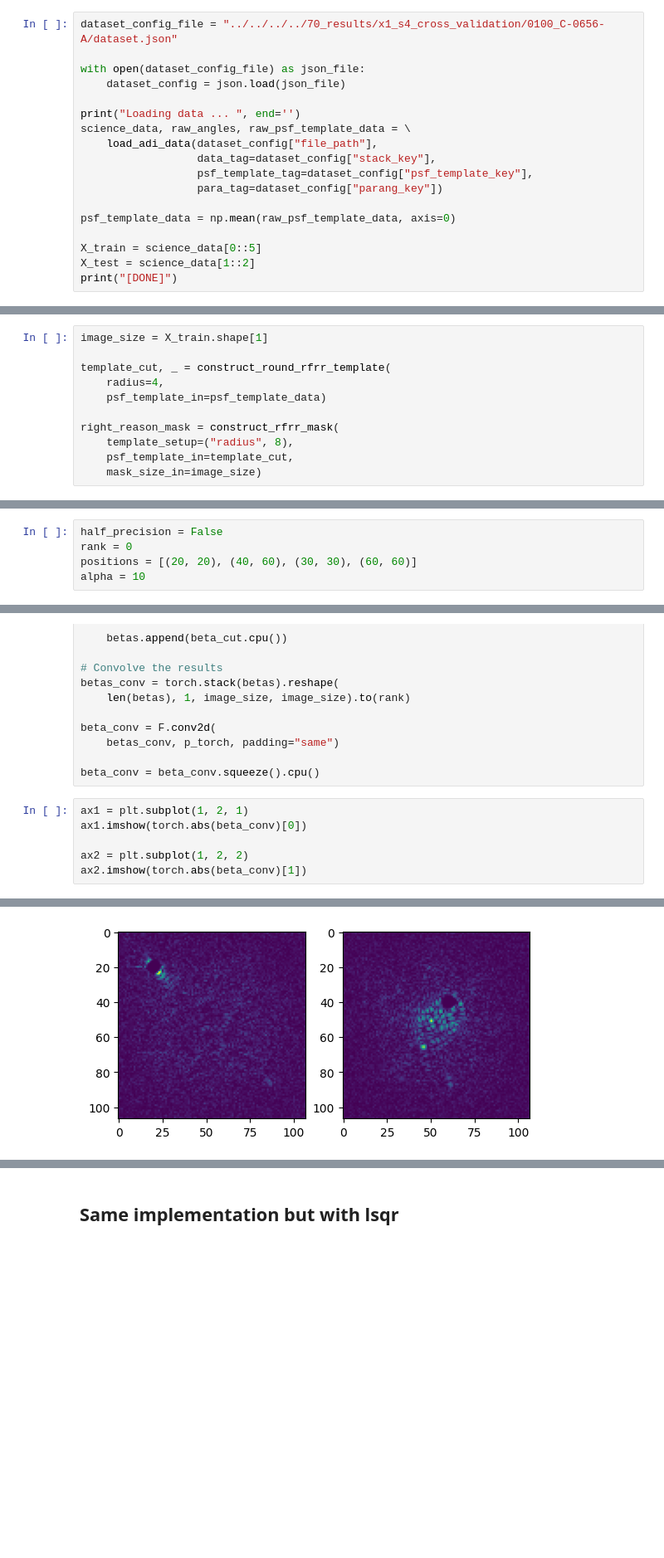
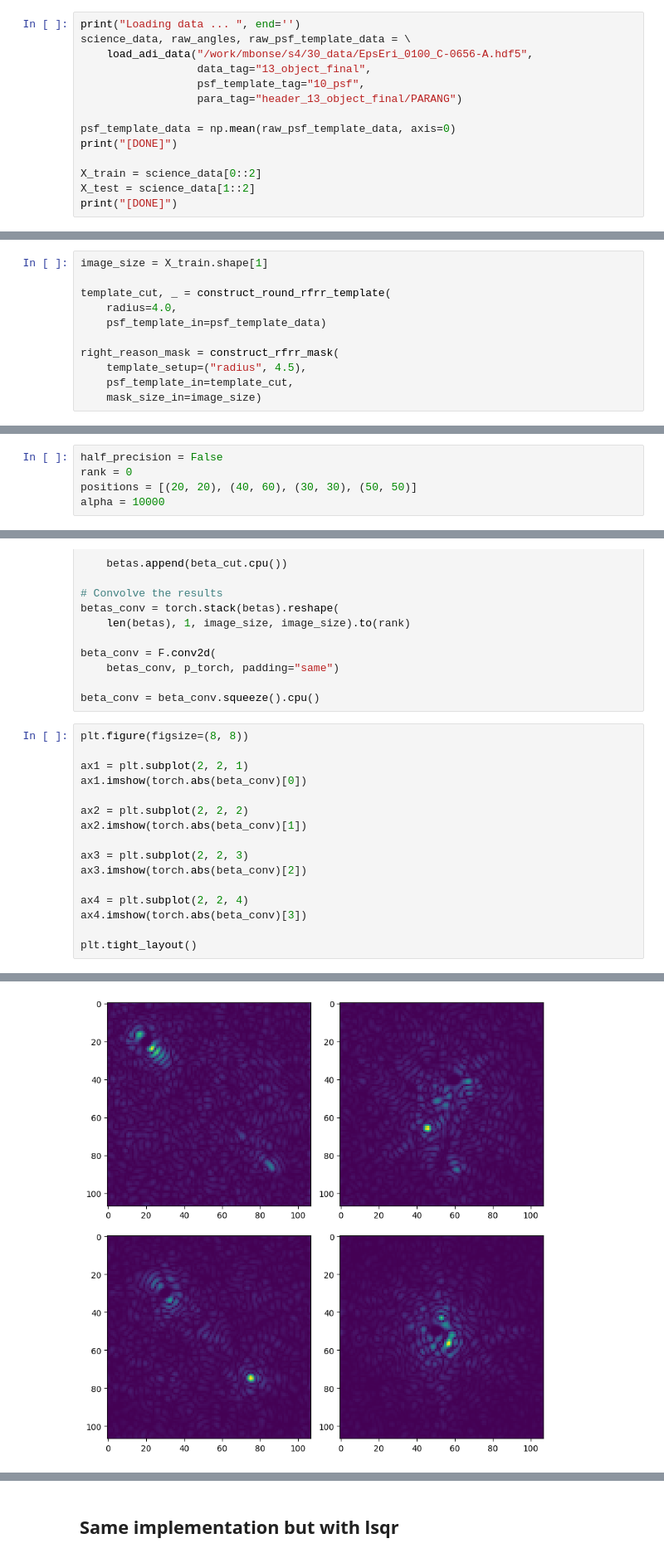
Before and after one commit to markusbonse/fours, a Jupyter notebook: notebooks/implementation/01_Test_new_math.ipynb, the cells around one changed output, grey strips where cells are left out. Shown at 83% size. Saved outputs shown, nothing was run; the diff lists cells and outputs as text; blank space fills up the shorter version.

```diff
--- a/notebooks/implementation/01_Test_new_math.ipynb
+++ b/notebooks/implementation/01_Test_new_math.ipynb
@@ -18,21 +18,17 @@ from s4hci.utils.masks import construct_round_rfrr_template, construct_rfrr_mask
 # %% [markdown]
 ## Load the data
 # %%
-dataset_config_file = "../../../../70_results/x1_s4_cross_validation/0100_C-0656-A/dataset.json"
-
-with open(dataset_config_file) as json_file:
-    dataset_config = json.load(json_file)
-
 print("Loading data ... ", end='')
 science_data, raw_angles, raw_psf_template_data = \
-    load_adi_data(dataset_config["file_path"],
-                  data_tag=dataset_config["stack_key"],
-                  psf_template_tag=dataset_config["psf_template_key"],
-                  para_tag=dataset_config["parang_key"])
+    load_adi_data("/work/mbonse/s4/30_data/EpsEri_0100_C-0656-A.hdf5",
+                  data_tag="13_object_final",
+                  psf_template_tag="10_psf",
+                  para_tag="header_13_object_final/PARANG")
 
 psf_template_data = np.mean(raw_psf_template_data, axis=0)
+print("[DONE]")
 
-X_train = science_data[0::5]
+X_train = science_data[0::2]
 X_test = science_data[1::2]
 print("[DONE]")
 # %% [output]
@@ -43,10 +40,10 @@ Loading data ... [DONE]
 image_size = X_train.shape[1]
 
 template_cut, _ = construct_round_rfrr_template(
-    radius=4,
+    radius=4.0,
     psf_template_in=psf_template_data)
 
 right_reason_mask = construct_rfrr_mask(
-    template_setup=("radius", 8),
+    template_setup=("radius", 4.5),
     psf_template_in=template_cut,
     mask_size_in=image_size)
@@ -68,8 +70,8 @@ Normalizing data ... [DONE]
 # %%
 half_precision = False
 rank = 0
-positions = [(20, 20), (40, 60), (30, 30), (60, 60)]
-alpha = 10
+positions = [(20, 20), (40, 60), (30, 30), (50, 50)]
+alpha = 10000
 # %%
 # get all the data we need as pytroch tensors
 X_torch = torch.from_numpy(science_data_norm).unsqueeze(1)
@@ -121,9 +123,19 @@ beta_conv = F.conv2d(
 
 beta_conv = beta_conv.squeeze().cpu()
 # %%
-ax1 = plt.subplot(1, 2, 1)
+plt.figure(figsize=(8, 8))
+
+ax1 = plt.subplot(2, 2, 1)
 ax1.imshow(torch.abs(beta_conv)[0])
 
-ax2 = plt.subplot(1, 2, 2)
+ax2 = plt.subplot(2, 2, 2)
 ax2.imshow(torch.abs(beta_conv)[1])
+
+ax3 = plt.subplot(2, 2, 3)
+ax3.imshow(torch.abs(beta_conv)[2])
+
+ax4 = plt.subplot(2, 2, 4)
+ax4.imshow(torch.abs(beta_conv)[3])
+
+plt.tight_layout()
 # %% [output]
@@ -131 +142 @@ ax2.imshow(torch.abs(beta_conv)[1])
-[figure, old version]
+[figure, new version]
```
Also changed, not shown: parts of 24 cells of this notebook, 3 other files.
